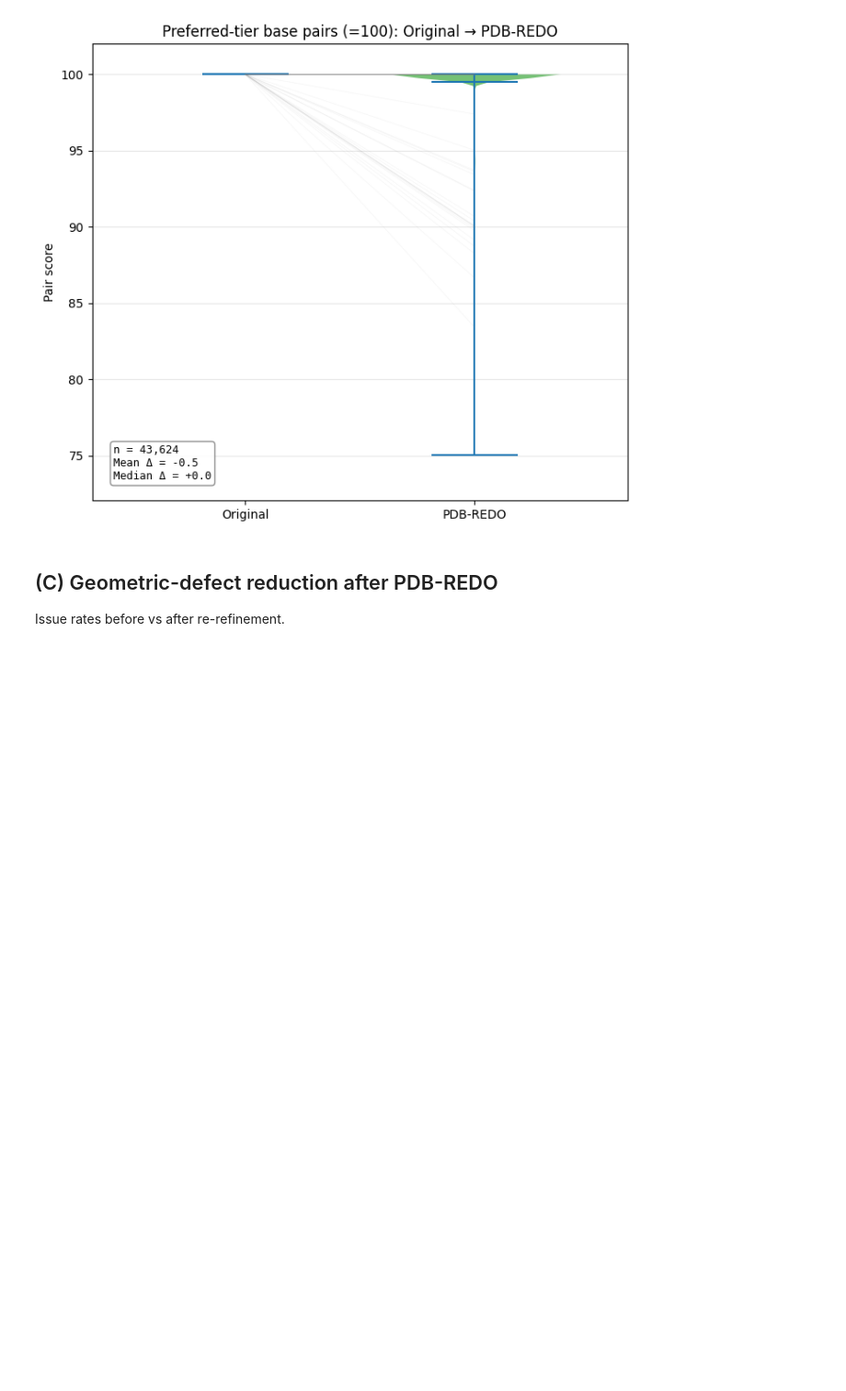
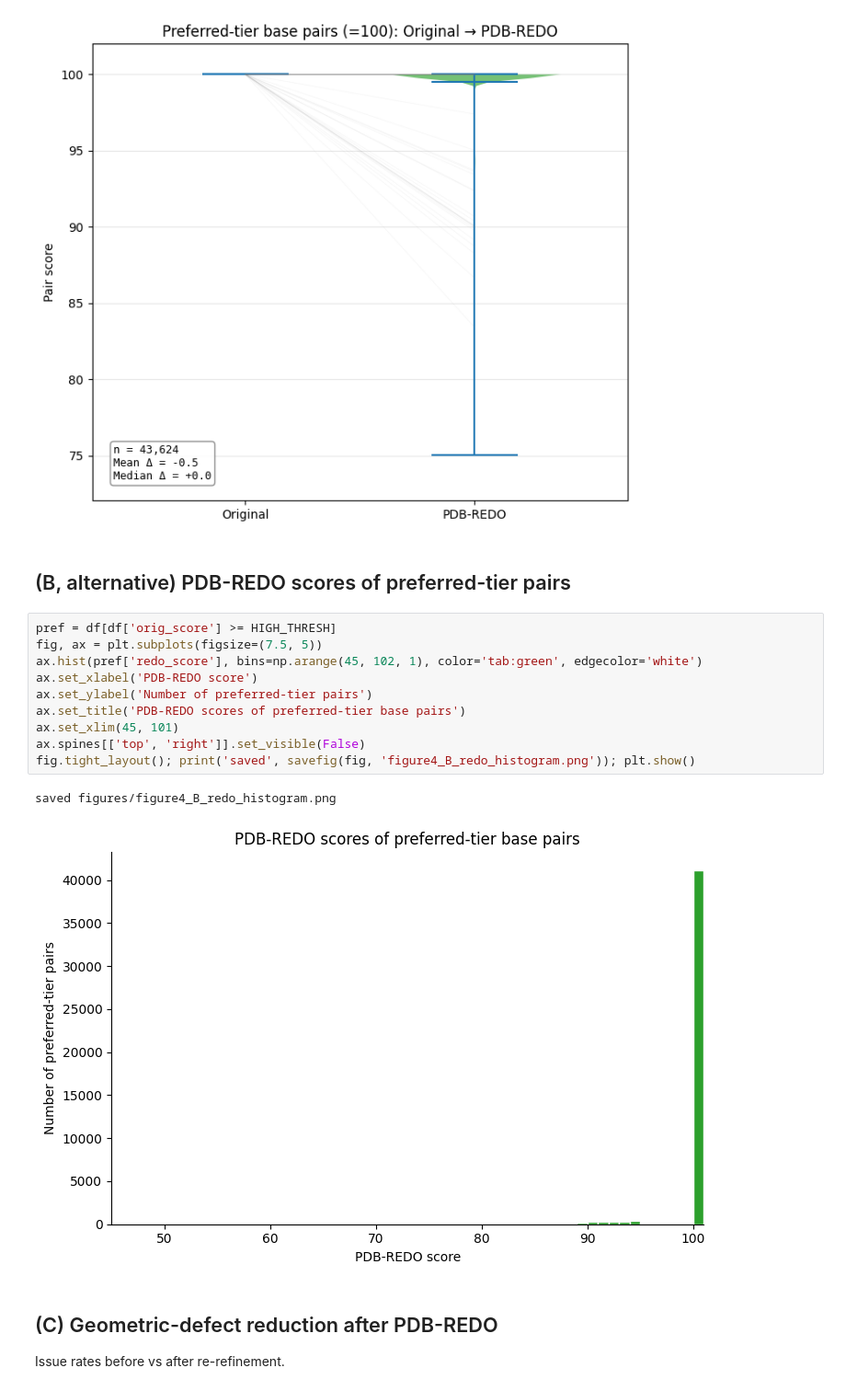
Before and after one commit to KamshinenD/PARSE-RNA-Analysis, a Jupyter notebook: notebooks/figures/figure4.ipynb, the cells around one changed output. Shown at 92% size. Drawn from its saved outputs; the diff is of its cells as text; blank space fills up the shorter version.

Commit message:
figure 4 panel B histogram

```diff
--- a/notebooks/figures/figure4.ipynb
+++ b/notebooks/figures/figure4.ipynb
@@ -135,6 +135,21 @@ Excluded from view: 41 of 43,624 preferred-tier pairs (0.094%) with redo score <
   redo= 75.0  3SIV  I-A-27/L-U-56
 saved figures/figure4_B_preferred_tier_before_after.png
 [figure]
+# %% [markdown]
+## (B, alternative) PDB-REDO scores of preferred-tier pairs
+# %%
+pref = df[df['orig_score'] >= HIGH_THRESH]
+fig, ax = plt.subplots(figsize=(7.5, 5))
+ax.hist(pref['redo_score'], bins=np.arange(45, 102, 1), color='tab:green', edgecolor='white')
+ax.set_xlabel('PDB-REDO score')
+ax.set_ylabel('Number of preferred-tier pairs')
+ax.set_title('PDB-REDO scores of preferred-tier base pairs')
+ax.set_xlim(45, 101)
+ax.spines[['top', 'right']].set_visible(False)
+fig.tight_layout(); print('saved', savefig(fig, 'figure4_B_redo_histogram.png')); plt.show()
+# %% [output]
+saved figures/figure4_B_redo_histogram.png
+[figure, added]
 # %% [markdown]
 ## (C) Geometric-defect reduction after PDB-REDO
 
```
Also changed, not shown: 2 other files.
